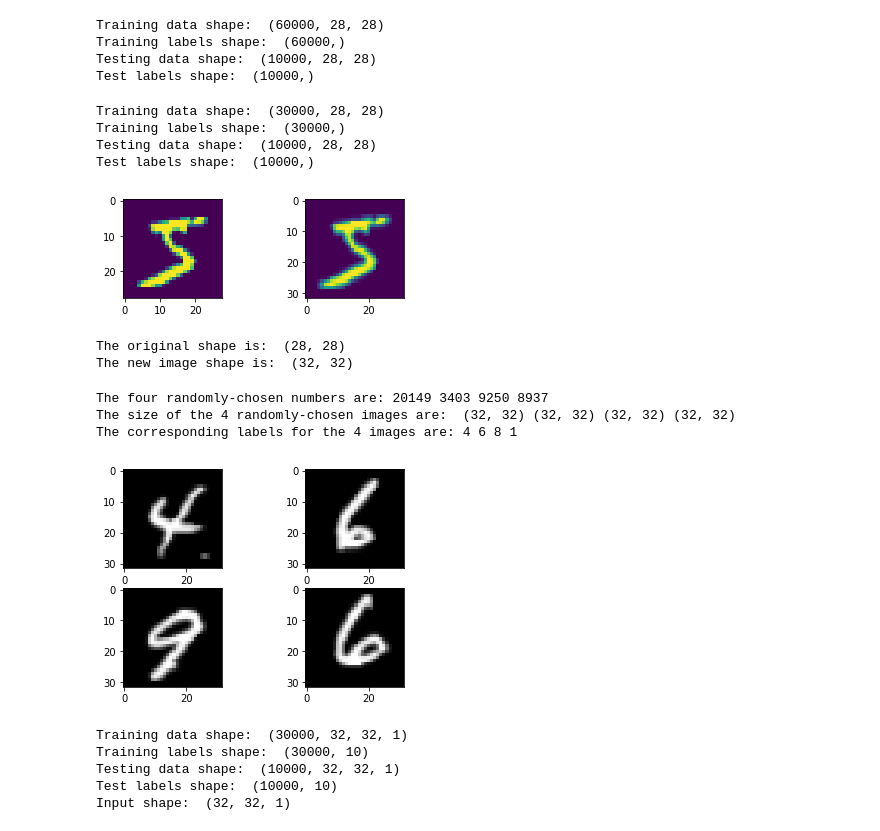
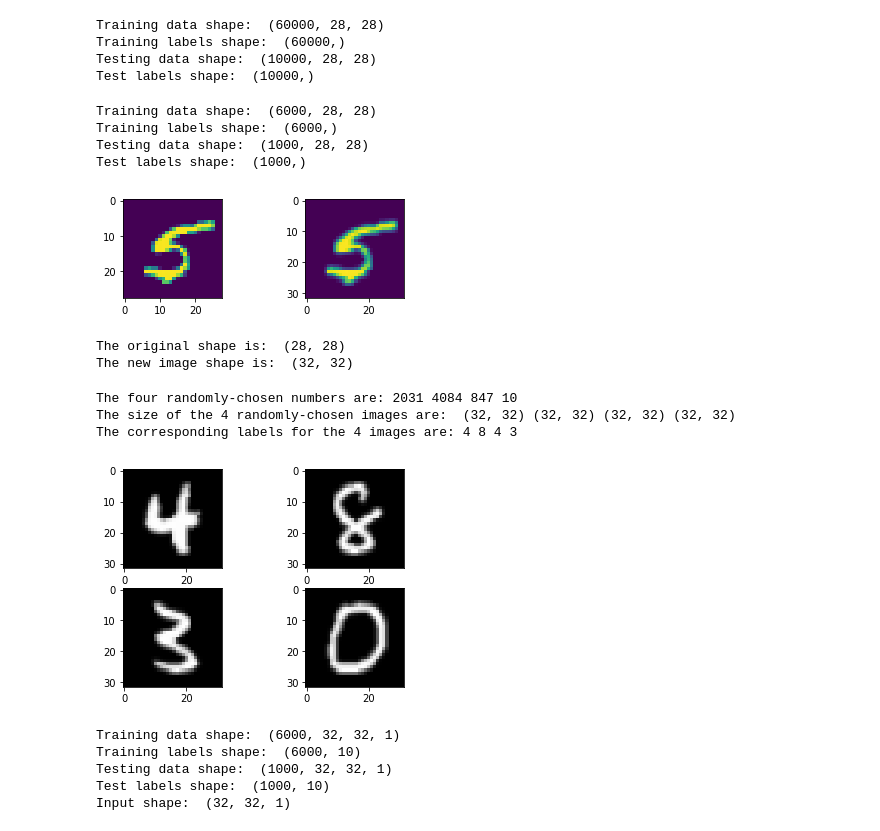
Before and after one commit to MichaelYxWang/Stanford_CS231N, a Jupyter notebook: uw-cs489-a5/VGG_MNIST.ipynb, the cells around one changed output. Drawn from its saved outputs; the diff is of its cells as text; code cells hidden in the pictures.

```diff
--- a/uw-cs489-a5/VGG_MNIST.ipynb
+++ b/uw-cs489-a5/VGG_MNIST.ipynb
@@ -30,12 +30,12 @@ Testing data shape:  (10000, 28, 28)
 Test labels shape:  (10000,)
 # %%
 # Cut the traning and testing set by 1/10 to reduce operation time
-num_train = 60000
+num_train = 6000
 mask_train = range(num_train)
 X_train_orig = X_train_orig[mask_train]
 Y_train = Y_train[mask_train]
 
-num_test = 10000
+num_test = 1000
 mask_test = range(num_test)
 X_test_orig = X_test_orig[mask_test]
 Y_test = Y_test[mask_test]
@@ -45,24 +45,25 @@ print("Training labels shape: ", Y_train.shape)
 print("Testing data shape: ", X_test_orig.shape)
 print("Test labels shape: ", Y_test.shape)
 # %% [output]
-Training data shape:  (30000, 28, 28)
-Training labels shape:  (30000,)
-Testing data shape:  (10000, 28, 28)
-Test labels shape:  (10000,)
+Training data shape:  (6000, 28, 28)
+Training labels shape:  (6000,)
+Testing data shape:  (1000, 28, 28)
+Test labels shape:  (1000,)
 # %%
 # Resize the images to 32*32 as required
-# But why resize it?
+# But why resize it: Because if we follow the vgg network, the dimension decreases dramatically to 1x1 at last
 # Visualize and verify the functionality of imresize
+a = random.randint(0,num_train)
 plt.subplot(221)
-plt.imshow(X_train_orig[0])
-newimg = imresize(X_train_orig[0],(32,32))
+plt.imshow(X_train_orig[a])
+newimg = imresize(X_train_orig[a],(32,32))
 plt.subplot(222)
 plt.imshow(newimg)
 plt.show()
-print("The original shape is: ", X_train_orig[0].shape)
+print("The original shape is: ", X_train_orig[a].shape)
 print("The new image shape is: ", newimg.shape)
 # %% [output]
-[figure, old version]
+[figure, new version]
 The original shape is:  (28, 28)
 The new image shape is:  (32, 32)
 # %%
@@ -95,10 +96,10 @@ print("The size of the 4 randomly-chosen images are: ",X_train[a].shape, X_train
                                                      X_test[c].shape, X_test[d].shape)
 print("The corresponding labels for the 4 images are:", Y_train[a], Y_train[b], Y_train[c], Y_train[d])
 # %% [output]
-The four randomly-chosen numbers are: 20149 3403 9250 8937
+The four randomly-chosen numbers are: 2031 4084 847 10
 The size of the 4 randomly-chosen images are:  (32, 32) (32, 32) (32, 32) (32, 32)
-The corresponding labels for the 4 images are: 4 6 8 1
+The corresponding labels for the 4 images are: 4 8 4 3
-[figure, old version]
+[figure, new version]
 # %%
 # Preprocessing: reshape the image data into rows
 img_rows = 32
@@ -132,8 +133,8 @@ print("Testing data shape: ", X_test.shape)
 print("Test labels shape: ", Y_test.shape)
 print("Input shape: ", input_shape)
 # %% [output]
-Training data shape:  (30000, 32, 32, 1)
-Training labels shape:  (30000, 10)
-Testing data shape:  (10000, 32, 32, 1)
-Test labels shape:  (10000, 10)
+Training data shape:  (6000, 32, 32, 1)
+Training labels shape:  (6000, 10)
+Testing data shape:  (1000, 32, 32, 1)
+Test labels shape:  (1000, 10)
 Input shape:  (32, 32, 1)
```
Also changed, not shown: parts of 13 cells of this notebook, 10 other files.
